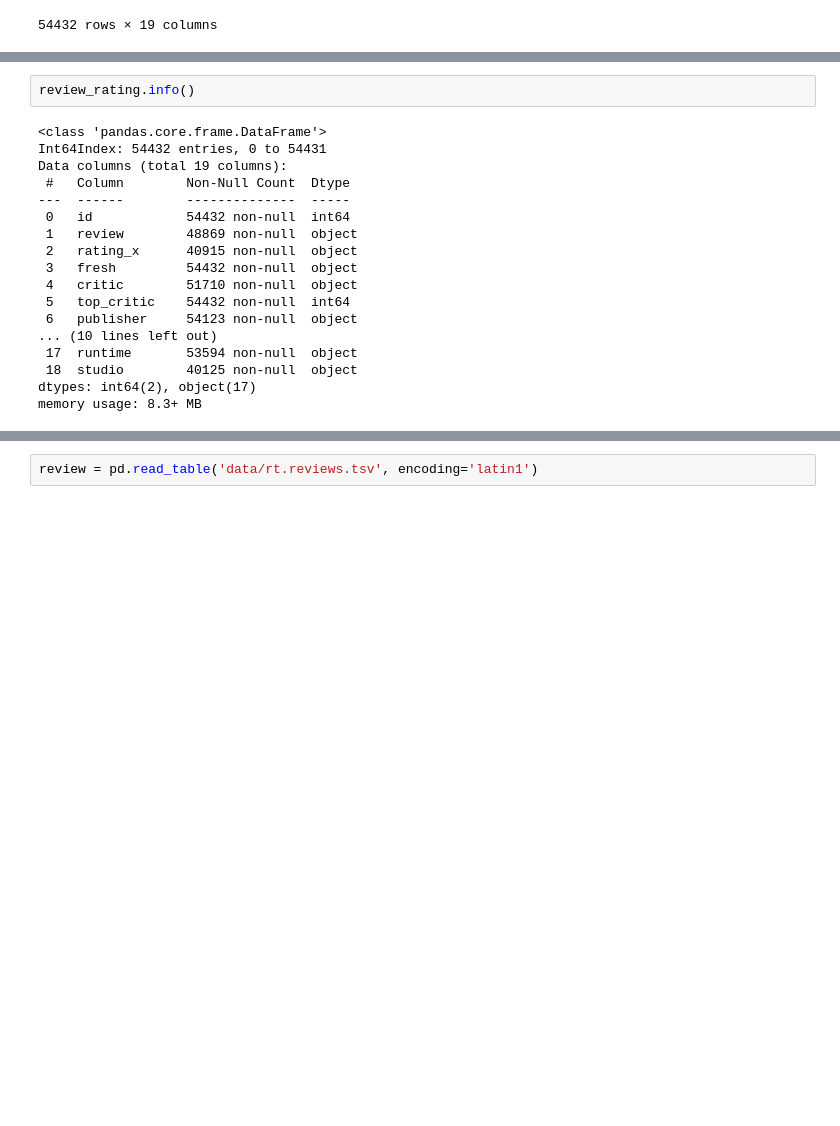
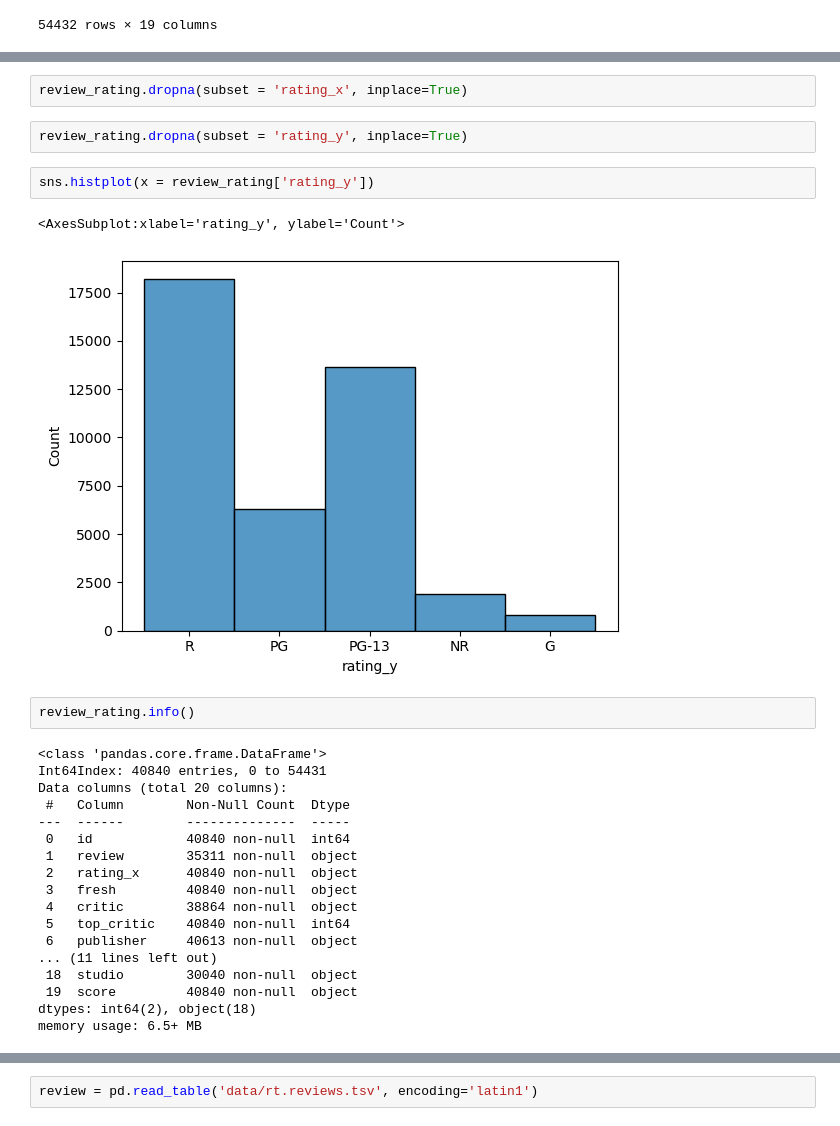
Before and after one commit to srinir301/Microsoft-Movie-Studio-Recommendations, a Jupyter notebook: Srini/student.ipynb, the cells around one changed output, grey strips where cells are left out. Saved outputs shown, nothing was run; the diff lists cells and outputs as text; blank space fills up the shorter version.

```diff
--- a/Srini/student.ipynb
+++ b/Srini/student.ipynb
@@ -136,21 +196,30 @@ review_rating
+# %%
+review_rating.dropna(subset = 'rating_x', inplace=True)
+# %%
+review_rating.dropna(subset = 'rating_y', inplace=True)
+# %%
+sns.histplot(x = review_rating['rating_y'])
+# %% [output]
+<AxesSubplot:xlabel='rating_y', ylabel='Count'>
+[figure, added]
 # %%
 review_rating.info()
 # %% [output]
 <class 'pandas.core.frame.DataFrame'>
-Int64Index: 54432 entries, 0 to 54431
-Data columns (total 19 columns):
+Int64Index: 40840 entries, 0 to 54431
+Data columns (total 20 columns):
  #   Column        Non-Null Count  Dtype
 ---  ------        --------------  -----
- 0   id            54432 non-null  int64
- 1   review        48869 non-null  object
- 2   rating_x      40915 non-null  object
- 3   fresh         54432 non-null  object
- 4   critic        51710 non-null  object
- 5   top_critic    54432 non-null  int64
- 6   publisher     54123 non-null  object
-... (10 lines left out)
- 17  runtime       53594 non-null  object
- 18  studio        40125 non-null  object
-dtypes: int64(2), object(17)
-memory usage: 8.3+ MB
+ 0   id            40840 non-null  int64
+ 1   review        35311 non-null  object
+ 2   rating_x      40840 non-null  object
+ 3   fresh         40840 non-null  object
+ 4   critic        38864 non-null  object
+ 5   top_critic    40840 non-null  int64
+ 6   publisher     40613 non-null  object
+... (11 lines left out)
+ 18  studio        30040 non-null  object
+ 19  score         40840 non-null  object
+dtypes: int64(2), object(18)
+memory usage: 6.5+ MB
 # %%
```
Also changed, not shown: parts of 21 cells of this notebook.
